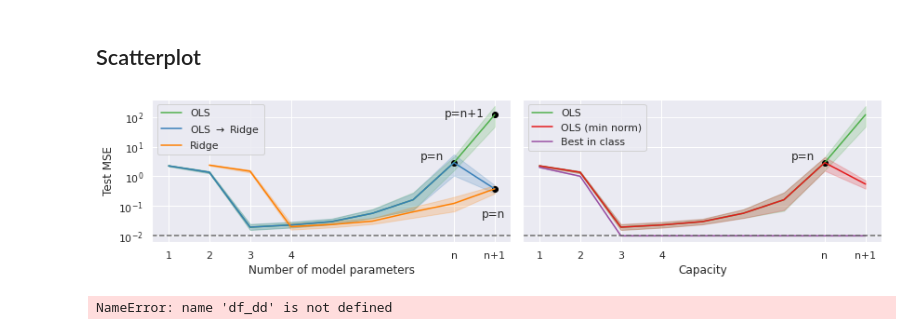
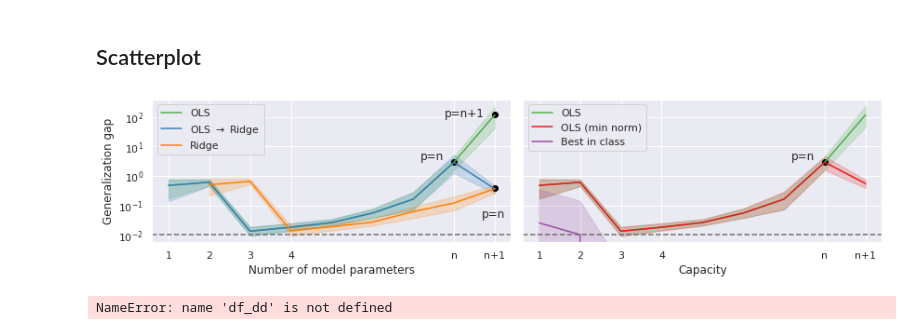
Before and after one commit to rflperry/double_descent, a Jupyter notebook: experiments/linear_dd.ipynb, the cells around one changed output. Cells and saved outputs as stored; diff of their text form; code cells hidden in the pictures.

```diff
--- a/experiments/linear_dd.ipynb
+++ b/experiments/linear_dd.ipynb
@@ -7,7 +7,7 @@ from collections import defaultdict
 from sklearn.linear_model import LinearRegression, RidgeCV, LassoCV
 from sklearn.metrics import mean_squared_error as mse
 # %%
-SAVE_FIGURES = True
+SAVE_FIGURES = False
 # %% [markdown]
 ## Simulation
 # %%
@@ -114,6 +114,7 @@ df['Generalization gap'] = df['Test MSE'] - df['Train MSE']
 # %%
 sns.set_style('darkgrid')
 sns.set_context('notebook')
+y_var = 'Generalization gap' # 'Test MSE'
 
 f, axes = plt.subplots(1, 2, figsize=(12, 3), sharey=True)
 
@@ -124,7 +125,7 @@ sns.lineplot(
 #         df['Method'].isin(['OLS', r'OLS $\rightarrow$ Ridge', 'Ridge', 'OLS (min norm)', 'Best in class'])
 #     ],
     x='Number of model parameters',
-    y='Test MSE',
+    y=y_var,
     ax=ax,
     hue='Method',
     hue_order=['OLS', r'OLS $\rightarrow$ Ridge', 'Ridge'], #, 'OLS (min norm)', 'Best in class'],
@@ -144,35 +145,35 @@ ax.text(0.95, 0.2, 'p=n', horizontalalignment='center', #c=ax.get_lines()[0].get
 
 ax.set_xlabel(r'Number of model parameters')
 
 ax = axes[1]
 sns.lineplot(
     data = df,
     x='Number of model parameters',
-    y='Test MSE',
+    y=y_var,
     ax=ax,
     hue='Method',
     hue_order=['OLS', 'OLS (min norm)', 'Best in class'],
     palette=['#4daf4a', '#e41a1c', '#984ea3'])
 
 ax.set_xlabel(r'Capacity')
 
 ax.scatter(8, df[(df['Method'] == 'OLS') & (df['Number of model parameters'] == 8)]['Test MSE'].mean(), c='black')
 ax.text(0.78, 0.6, 'p=n', horizontalalignment='center', # c=ax.get_lines()[0].get_c(),
          verticalalignment='center', transform=ax.transAxes)
 
 for ax in axes:
     ax.set_xticks([1, 2, 3, 4, n, n+1])
     ax.set_xticklabels([1, 2, 3, 4, 'n', 'n+1'])
     ax.legend(loc="upper left")
     ax.axhline(bayes_error, ls='--', label='Bayes', c='dimgrey')
 
 plt.yscale('log')
 plt.tight_layout()
 if SAVE_FIGURES:
     plt.savefig('./figures/regression_double_descent.pdf')
 plt.show()
 # %% [output]
-[figure, old version]
+[figure, new version]
 # %%
 sns.set_style('white')
 f, ax = plt.subplots(1, 1, figsize=(6, 3))
```
Also changed, not shown: parts of 1 cell of this notebook, 3 other files.
